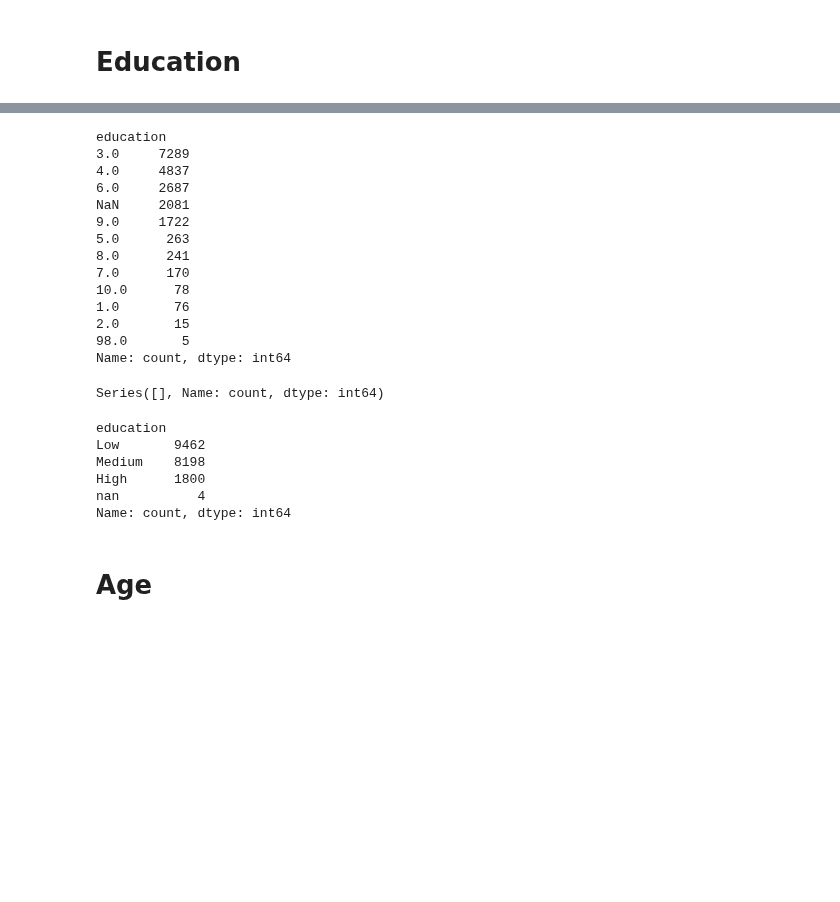
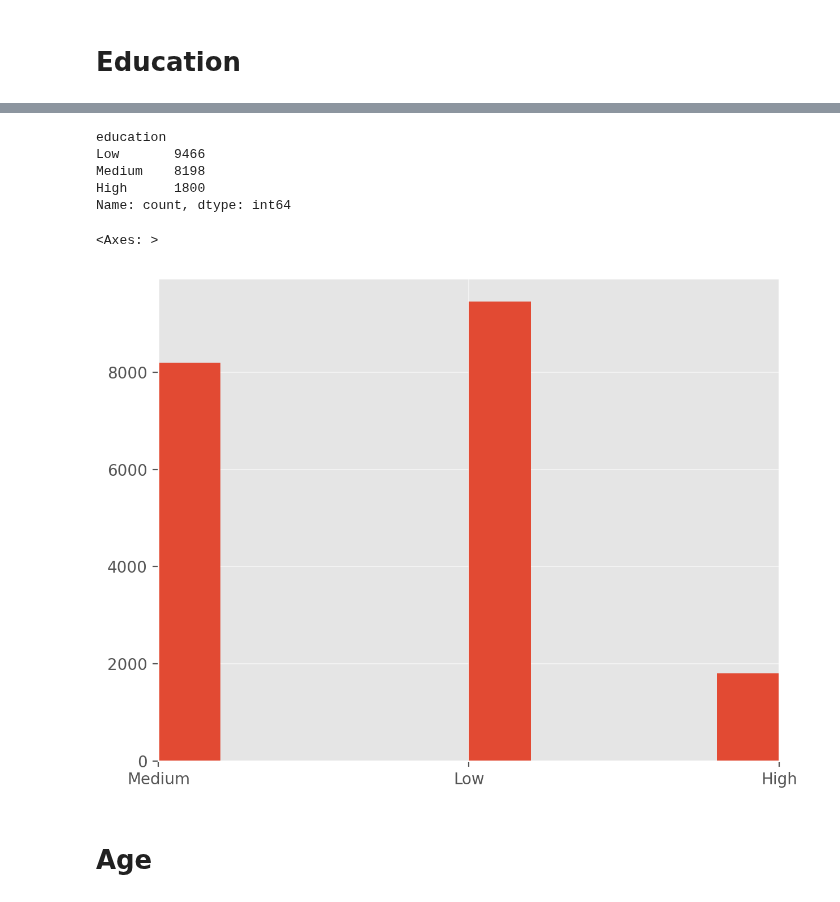
Before and after one commit to mjv2146/access-to-financial-markets, a Jupyter notebook: notebooks/2005/01_clean_ind_2005.ipynb, the cells around one changed output, grey strips where cells are left out. Cells and saved outputs as stored; diff of their text form; code cells hidden in the pictures; blank space fills up the shorter version.

```diff
--- a/notebooks/2005/01_clean_ind_2005.ipynb
+++ b/notebooks/2005/01_clean_ind_2005.ipynb
@@ -131,7 +161,7 @@ df['hh_size'] = df.groupby('hhid')['hhmember'].transform('size')
 # %% [markdown]
 # Education
 # %%
-df['attended_school'] = df['attended_school'].replace({1.0:1.0, 3.0:0.0}).astype(bool)
+df['attended_school'] = df['attended_school'].replace({1.0:1.0, 3.0:0.0})
 df.attended_school.value_counts(dropna=False)
 # %% [output]
 attended_school
@@ -155,36 +224,18 @@ education
+# %%
+df.education = df.education.astype(int).astype('str').replace(education)
+df['education'] = pd.Categorical(df['education'], categories=['Low', 'Medium', 'High'])
+df.education.value_counts(dropna=False)
+# %% [output]
+education
+Low       9466
+Medium    8198
+High      1800
+Name: count, dtype: int64
 # %%
-df.education.value_counts(dropna=False)
+df.education.hist()
 # %% [output]
-education
-3.0     7289
-4.0     4837
-6.0     2687
-NaN     2081
-9.0     1722
-5.0      263
-8.0      241
-7.0      170
-10.0      78
-1.0       76
-2.0       15
-98.0       5
-Name: count, dtype: int64
+<Axes: >
+[figure, added]
-# %%
-df.loc[df.attended_school == False, 'education'].value_counts()
-# %% [output]
-Series([], Name: count, dtype: int64)
-# %%
-df.education = df.education.astype('str').replace(education)
-df.loc[df.attended_school == False, 'education'] = 'Low'
-df['education'] = pd.Categorical(df['education'], categories=['Low', 'Medium', 'High', 'nan'])
-df.education.value_counts()
-# %% [output]
-education
-Low       9462
-Medium    8198
-High      1800
-nan          4
-Name: count, dtype: int64
 # %% [markdown]
 # Age
 # %%
```
Also changed, not shown: parts of 56 cells of this notebook, 4 other files.
